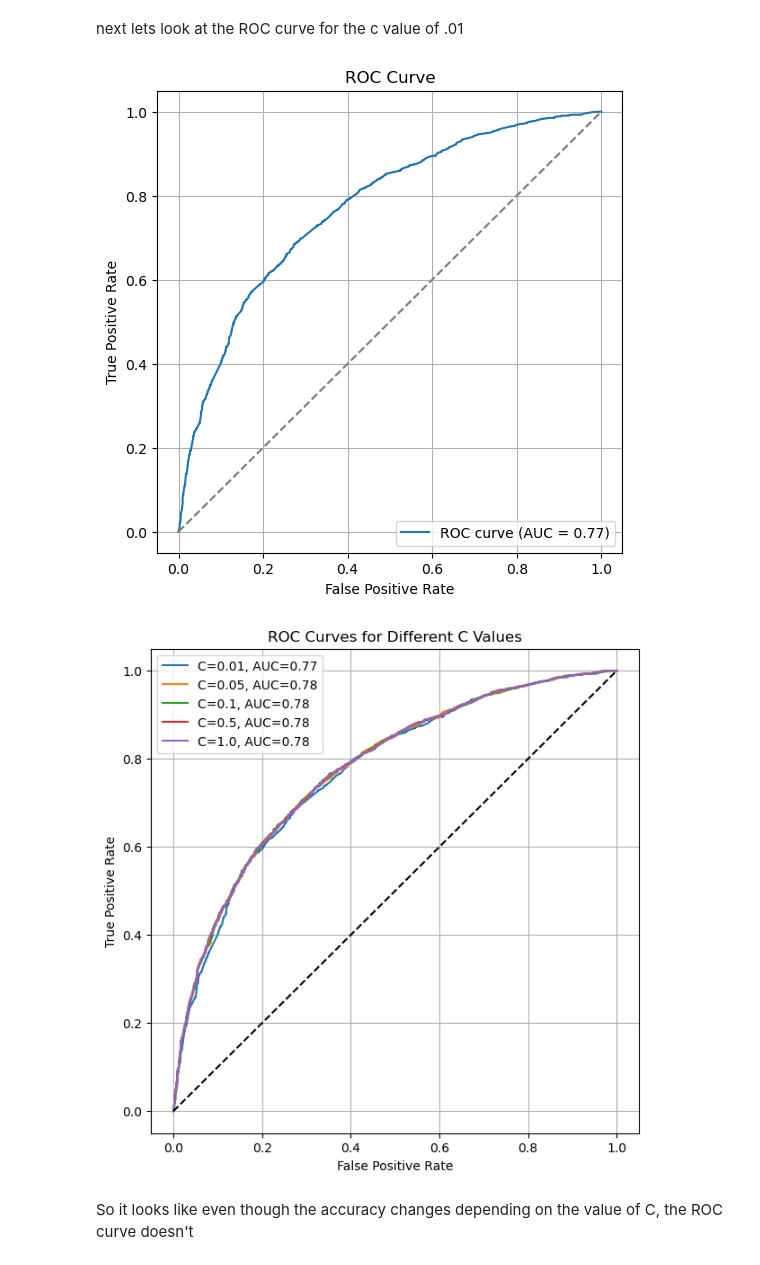
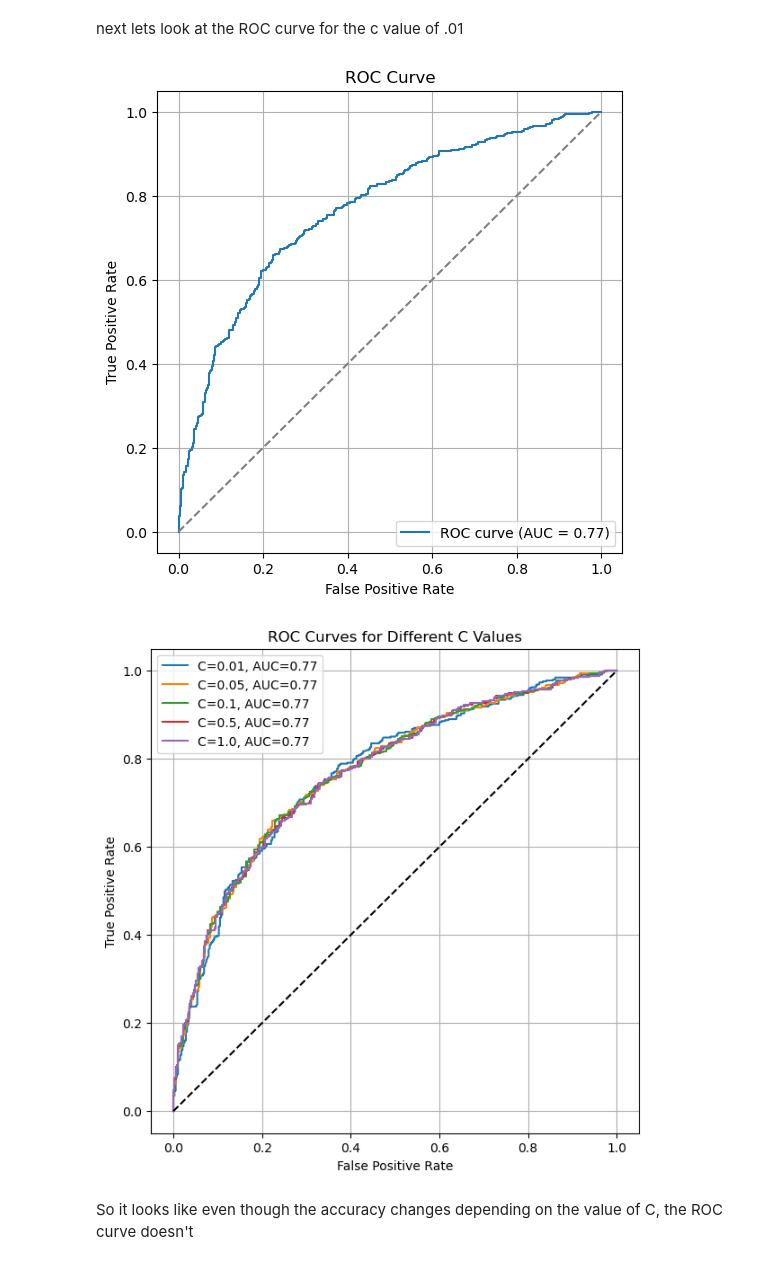
Before and after one commit to ABecker03/COGS209_Project, a Jupyter notebook: regression.ipynb, the cells around one changed output. Cells and saved outputs as stored; diff of their text form; code cells hidden in the pictures.

```diff
--- a/regression.ipynb
+++ b/regression.ipynb
@@ -101,7 +101,7 @@ model_cv = LogisticRegressionCV(
     scoring='accuracy',
     random_state=42
 )
-model_cv.fit(X_scaled, y)
+model_cv.fit(X_train, y_train)
 
 # View best C and selected features
 print("Best C:", model_cv.C_[0])
@@ -170,11 +170,11 @@ plt.show()
 # %%
 from sklearn.metrics import classification_report, roc_auc_score
 
-y_pred = model_cv.predict(X_scaled)
-y_prob = model_cv.predict_proba(X_scaled)[:, 1]
+y_pred = model_cv.predict(X_test)
+y_prob = model_cv.predict_proba(X_test)[:, 1]
 
-print(classification_report(y, y_pred))
-print("ROC AUC:", roc_auc_score(y, y_prob))
+print(classification_report(y_test, y_pred))
+print("ROC AUC:", roc_auc_score(y_test, y_prob))
 # %% [output]
               precision    recall  f1-score   support
 
@@ -197,10 +197,10 @@ fig, axes = plt.subplots(1, len(c_values), figsize=(18, 4), constrained_layout=T
 # Optionally use cross-validation or just use the whole training set
 for i, C in enumerate(c_values):
     model = LogisticRegression(penalty='l1', solver='liblinear', C=C)
-    model.fit(X_scaled, y)
+    model.fit(X_train, y_train)
 
-    y_pred = model.predict(X_scaled)
-    cm = confusion_matrix(y, y_pred)
+    y_pred = model.predict(X_test)
+    cm = confusion_matrix(y_test, y_pred)
 
     sns.heatmap(cm, annot=True, fmt='d', cmap='Blues', ax=axes[i])
     axes[i].set_title(f'C={C}')
@@ -214,11 +214,11 @@ plt.show()
 # %% [markdown]
 next lets look at the ROC curve for the c value of .01
 # %%
-y_proba = model_cv.predict_proba(X_scaled)[:, 1]
+y_proba = model_cv.predict_proba(X_test)[:, 1]
 
 # Compute ROC curve
-fpr, tpr, thresholds = roc_curve(y, y_proba)
-auc_score = roc_auc_score(y, y_proba)
+fpr, tpr, thresholds = roc_curve(y_test, y_proba)
+auc_score = roc_auc_score(y_test, y_proba)
 
 # Plot
 plt.figure(figsize=(6, 6))
@@ -231,31 +231,31 @@ plt.legend(loc='lower right')
 plt.grid(True)
 plt.show()
 # %% [output]
-[figure, old version]
+[figure, new version]
 # %%
 from sklearn.linear_model import LogisticRegression
 
 c_values = [0.01, 0.05, 0.1, 0.5, 1.0]
 plt.figure(figsize=(7, 7))
 
 for C in c_values:
     model = LogisticRegression(penalty='l1', solver='liblinear', C=C)
-    model.fit(X_scaled, y)
-    y_proba = model.predict_proba(X_scaled)[:, 1]
+    model.fit(X_train, y_train)
+    y_proba = model.predict_proba(X_test)[:, 1]
 
-    fpr, tpr, _ = roc_curve(y, y_proba)
-    auc_score = roc_auc_score(y, y_proba)
+    fpr, tpr, _ = roc_curve(y_test, y_proba)
+    auc_score = roc_auc_score(y_test, y_proba)
 
     plt.plot(fpr, tpr, label=f'C={C}, AUC={auc_score:.2f}')
 
 plt.plot([0, 1], [0, 1], 'k--')
 plt.xlabel('False Positive Rate')
 plt.ylabel('True Positive Rate')
 plt.title('ROC Curves for Different C Values')
 plt.legend()
 plt.grid(True)
 plt.show()
 # %% [output]
-[figure, old version]
+[figure, new version]
 # %% [markdown]
 So it looks like even though the accuracy changes depending on the value of C, the ROC curve doesn't
```
Also changed, not shown: parts of 5 cells of this notebook.
